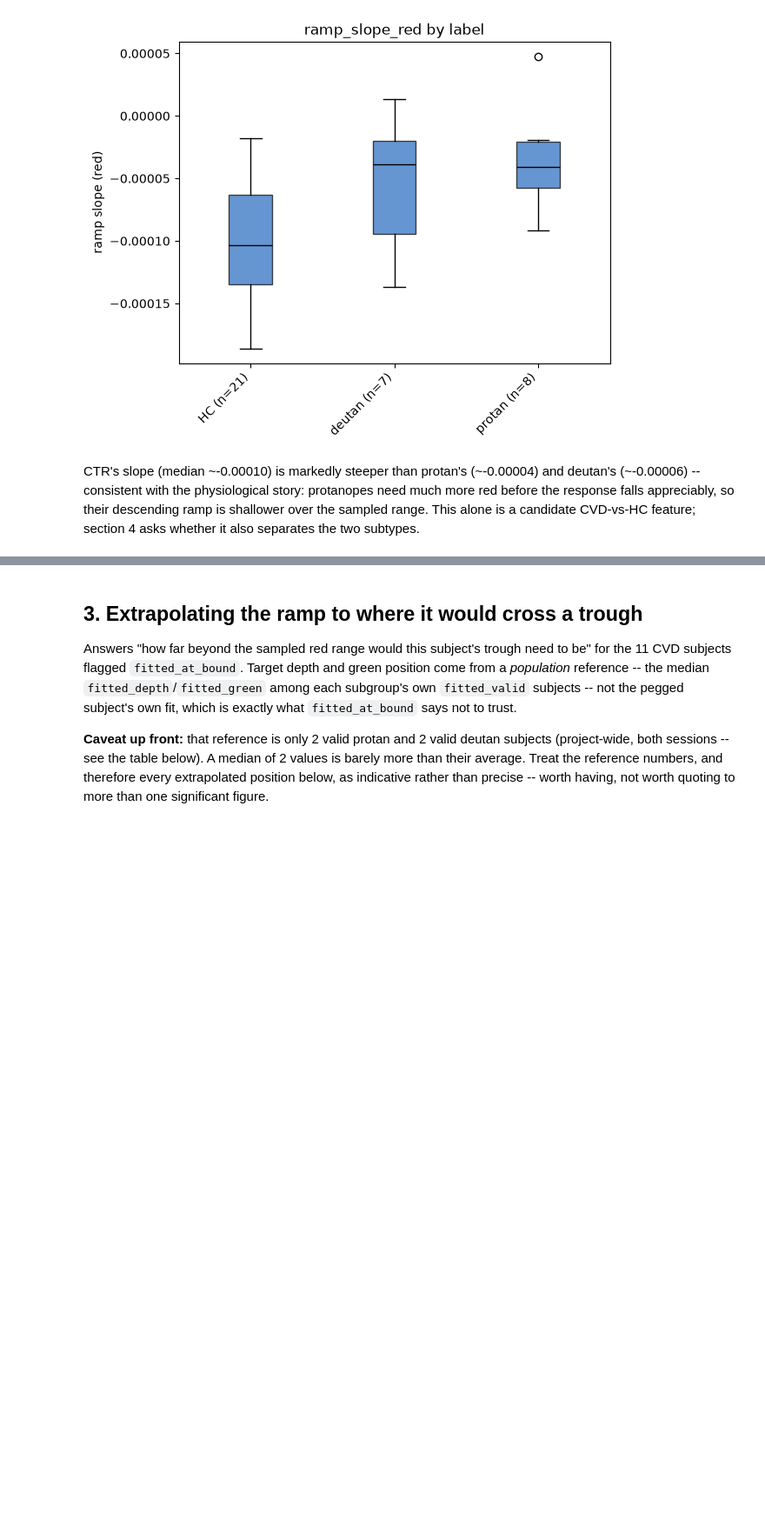
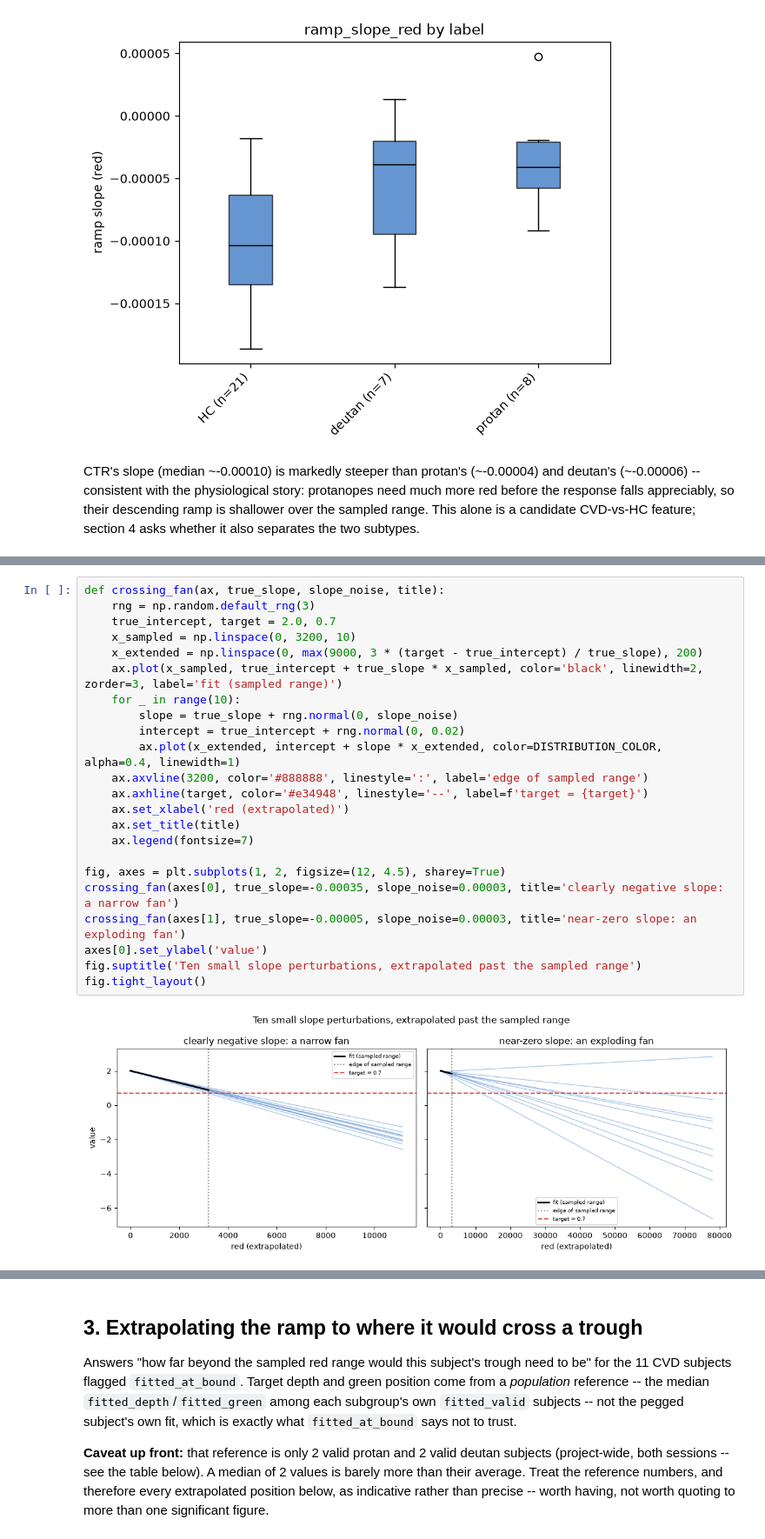
Before and after one commit to zevaz13/DataAnalysisGeneral, a Jupyter notebook: ssveps/notebooks/08_cvd_gamut.ipynb, the cells around one changed output, grey strips where cells are left out. Shown at 87% size. Saved outputs shown, nothing was run; the diff lists cells and outputs as text; blank space fills up the shorter version.

```diff
--- a/ssveps/notebooks/08_cvd_gamut.ipynb
+++ b/ssveps/notebooks/08_cvd_gamut.ipynb
@@ -118,0 +238,25 @@ subtypes.
+# %%
+def crossing_fan(ax, true_slope, slope_noise, title):
+    rng = np.random.default_rng(3)
+    true_intercept, target = 2.0, 0.7
+    x_sampled = np.linspace(0, 3200, 10)
+    x_extended = np.linspace(0, max(9000, 3 * (target - true_intercept) / true_slope), 200)
+    ax.plot(x_sampled, true_intercept + true_slope * x_sampled, color='black', linewidth=2, zorder=3, label='fit (sampled range)')
+    for _ in range(10):
+        slope = true_slope + rng.normal(0, slope_noise)
+        intercept = true_intercept + rng.normal(0, 0.02)
+        ax.plot(x_extended, intercept + slope * x_extended, color=DISTRIBUTION_COLOR, alpha=0.4, linewidth=1)
+    ax.axvline(3200, color='#888888', linestyle=':', label='edge of sampled range')
+    ax.axhline(target, color='#e34948', linestyle='--', label=f'target = {target}')
+    ax.set_xlabel('red (extrapolated)')
+    ax.set_title(title)
+    ax.legend(fontsize=7)
+
+fig, axes = plt.subplots(1, 2, figsize=(12, 4.5), sharey=True)
+crossing_fan(axes[0], true_slope=-0.00035, slope_noise=0.00003, title='clearly negative slope: a narrow fan')
+crossing_fan(axes[1], true_slope=-0.00005, slope_noise=0.00003, title='near-zero slope: an exploding fan')
+axes[0].set_ylabel('value')
+fig.suptitle('Ten small slope perturbations, extrapolated past the sampled range')
+fig.tight_layout()
+# %% [output]
+[figure, added]
```
Also changed, not shown: parts of 8 cells of this notebook, 11 other files.
